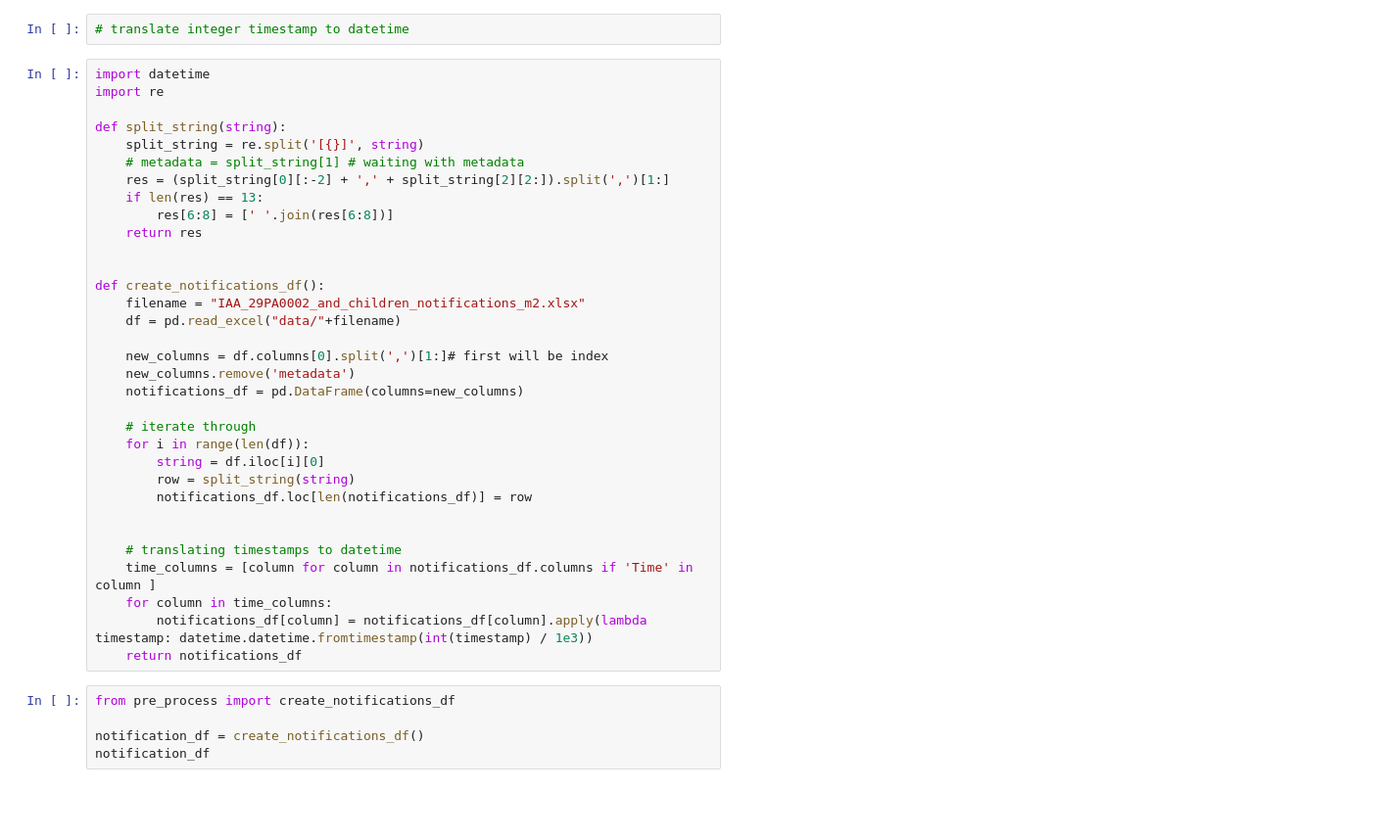
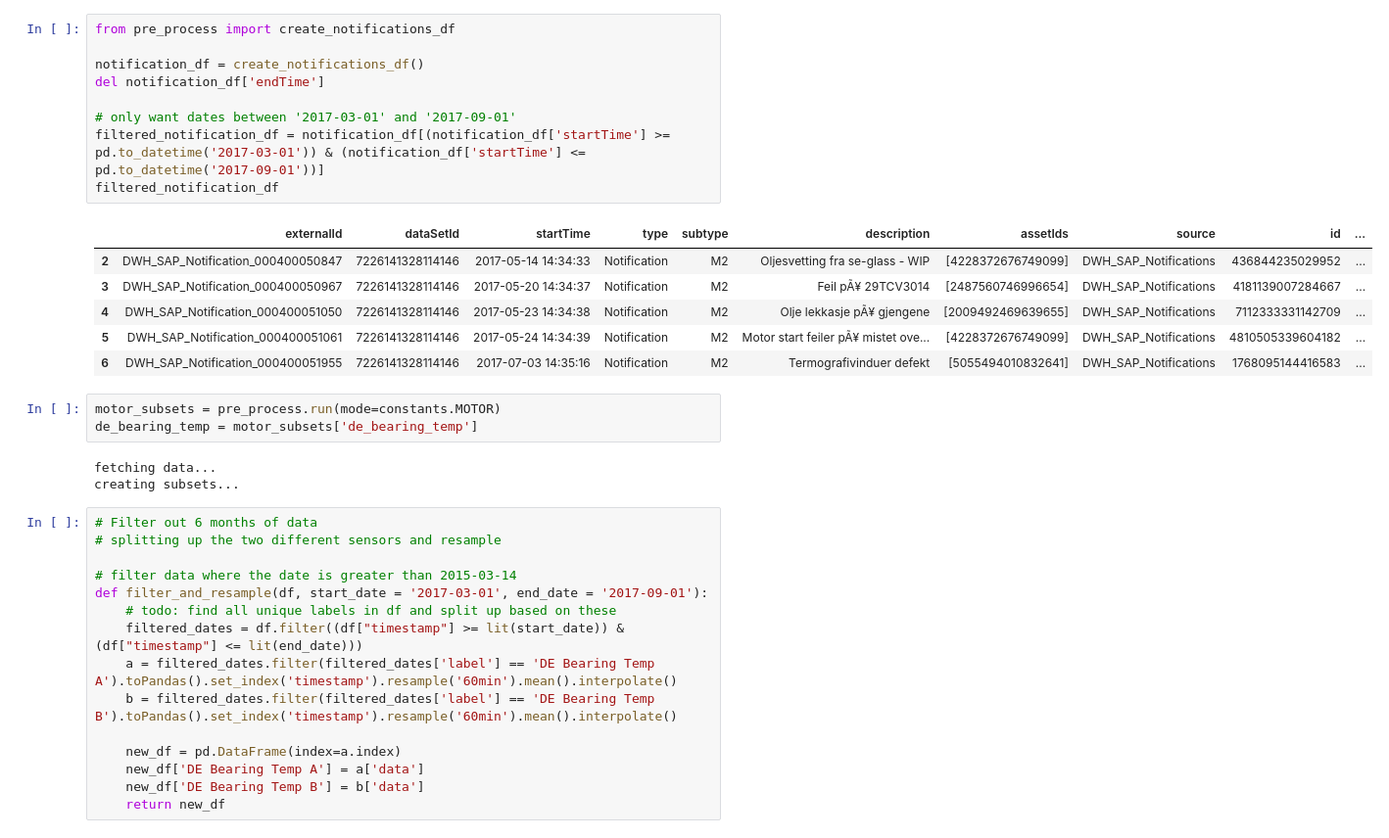
Before and after one commit to aneblaauw/master-thesis, a Jupyter notebook: notifications.ipynb, the cells around one changed output. Shown at 98% size. Saved outputs shown, nothing was run; the diff lists cells and outputs as text; blank space fills up the shorter version.

```diff
--- a/notifications.ipynb
+++ b/notifications.ipynb
@@ -47,40 +9,37 @@ notifications_df
-# %%
-# translate integer timestamp to datetime
-# %%
-import datetime
-import re
-
-def split_string(string):
-    split_string = re.split('[{}]', string)
-    # metadata = split_string[1] # waiting with metadata
-    res = (split_string[0][:-2] + ',' + split_string[2][2:]).split(',')[1:]
-    if len(res) == 13:
-        res[6:8] = [' '.join(res[6:8])]
-    return res
-
-
-def create_notifications_df():
-    filename = "IAA_29PA0002_and_children_notifications_m2.xlsx"
-    df = pd.read_excel("data/"+filename)
-
-    new_columns = df.columns[0].split(',')[1:]# first will be index
-    new_columns.remove('metadata')
-    notifications_df = pd.DataFrame(columns=new_columns)
-
-    # iterate through
-    for i in range(len(df)):
-        string = df.iloc[i][0]
-        row = split_string(string)
-        notifications_df.loc[len(notifications_df)] = row
-
-
-    # translating timestamps to datetime
-    time_columns = [column for column in notifications_df.columns if 'Time' in column ]
-    for column in time_columns:
-        notifications_df[column] = notifications_df[column].apply(lambda timestamp: datetime.datetime.fromtimestamp(int(timestamp) / 1e3))
-    return notifications_df
-# %%
-from pre_process import create_notifications_df
-
-notification_df = create_notifications_df()
-notification_df
+# %%
+from pre_process import create_notifications_df
+
+notification_df = create_notifications_df()
+del notification_df['endTime']
+
+# only want dates between '2017-03-01' and '2017-09-01'
+filtered_notification_df = notification_df[(notification_df['startTime'] >= pd.to_datetime('2017-03-01')) & (notification_df['startTime'] <= pd.to_datetime('2017-09-01'))]
+filtered_notification_df
+# %% [output]
+|  | externalId | dataSetId | startTime | type | subtype | description | assetIds | source | id | ... |
+| 2 | DWH_SAP_Notification_000400050847 | 7226141328114146 | 2017-05-14 14:34:33 | Notification | M2 | Oljesvetting fra se-glass - WIP | [4228372676749099] | DWH_SAP_Notifications | 436844235029952 | ... |
+| 3 | DWH_SAP_Notification_000400050967 | 7226141328114146 | 2017-05-20 14:34:37 | Notification | M2 | Feil pÃ¥ 29TCV3014 | [2487560746996654] | DWH_SAP_Notifications | 4181139007284667 | ... |
+| 4 | DWH_SAP_Notification_000400051050 | 7226141328114146 | 2017-05-23 14:34:38 | Notification | M2 | Olje lekkasje pÃ¥ gjengene | [2009492469639655] | DWH_SAP_Notifications | 7112333331142709 | ... |
+| 5 | DWH_SAP_Notification_000400051061 | 7226141328114146 | 2017-05-24 14:34:39 | Notification | M2 | Motor start feiler pÃ¥ mistet ove... | [4228372676749099] | DWH_SAP_Notifications | 4810505339604182 | ... |
+| 6 | DWH_SAP_Notification_000400051955 | 7226141328114146 | 2017-07-03 14:35:16 | Notification | M2 | Termografivinduer defekt | [5055494010832641] | DWH_SAP_Notifications | 1768095144416583 | ... |
+# %%
+motor_subsets = pre_process.run(mode=constants.MOTOR)
+de_bearing_temp = motor_subsets['de_bearing_temp']
+# %% [output]
+fetching data...
+creating subsets...
+# %%
+# Filter out 6 months of data
+# splitting up the two different sensors and resample
+
+# filter data where the date is greater than 2015-03-14
+def filter_and_resample(df, start_date = '2017-03-01', end_date = '2017-09-01'):
+    # todo: find all unique labels in df and split up based on these
+    filtered_dates = df.filter((df["timestamp"] >= lit(start_date)) & (df["timestamp"] <= lit(end_date)))
+    a = filtered_dates.filter(filtered_dates['label'] == 'DE Bearing Temp A').toPandas().set_index('timestamp').resample('60min').mean().interpolate()
+    b = filtered_dates.filter(filtered_dates['label'] == 'DE Bearing Temp B').toPandas().set_index('timestamp').resample('60min').mean().interpolate()
+
+    new_df = pd.DataFrame(index=a.index)
+    new_df['DE Bearing Temp A'] = a['data']
+    new_df['DE Bearing Temp B'] = b['data']
+    return new_df
```
Also changed, not shown: parts of 7 cells of this notebook.
